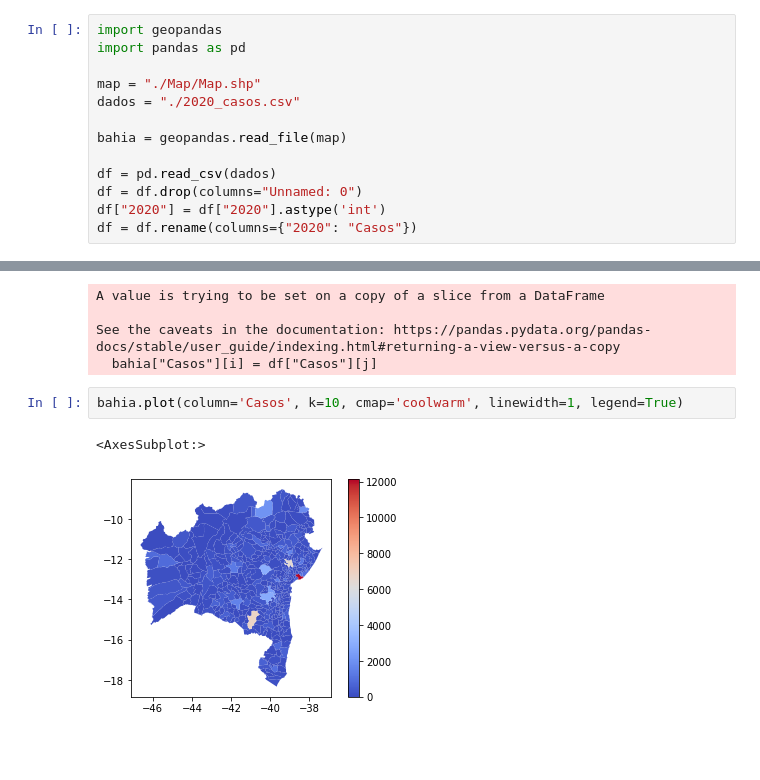
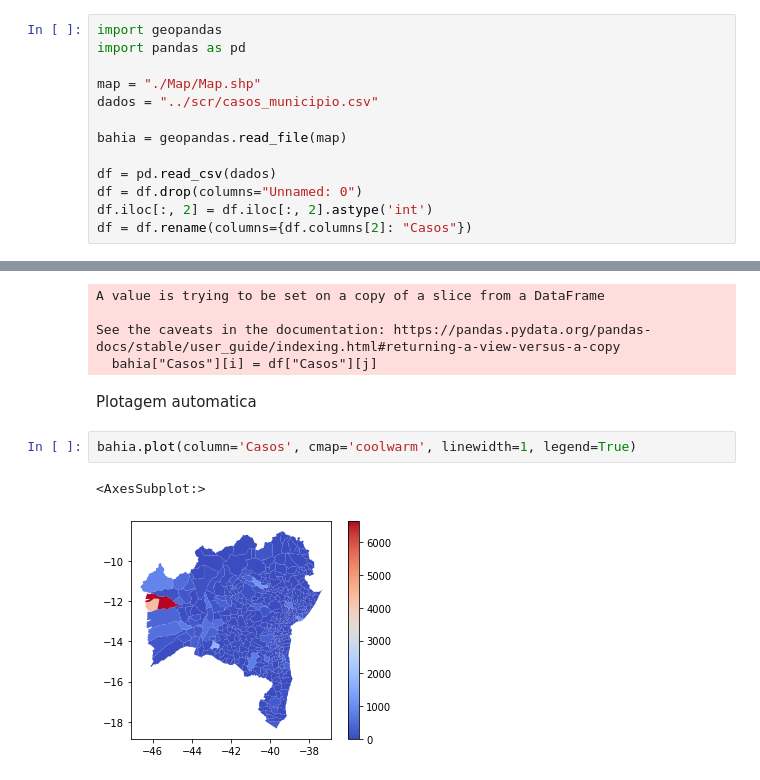
Before and after one commit to MatBrands/Modelagem-ArboBA, a Jupyter notebook: georef/qgis.ipynb, the cells around one changed output, grey strips where cells are left out. Drawn from its saved outputs; the diff is of its cells as text; blank space fills up the shorter version.

```diff
--- a/georef/qgis.ipynb
+++ b/georef/qgis.ipynb
@@ -3,14 +3,14 @@ import geopandas
 import pandas as pd
 
 map = "./Map/Map.shp"
-dados = "./2020_casos.csv"
+dados = "../scr/casos_municipio.csv"
 
 bahia = geopandas.read_file(map)
 
 df = pd.read_csv(dados)
 df = df.drop(columns="Unnamed: 0")
-df["2020"] = df["2020"].astype('int')
-df = df.rename(columns={"2020": "Casos"})
+df.iloc[:, 2] = df.iloc[:, 2].astype('int')
+df = df.rename(columns={df.columns[2]: "Casos"})
 # %%
 bahia["Casos"] = 0
 
@@ -23,8 +23,10 @@ A value is trying to be set on a copy of a slice from a DataFrame
 
 See the caveats in the documentation: https://pandas.pydata.org/pandas-docs/stable/user_guide/indexing.html#returning-a-view-versus-a-copy
   bahia["Casos"][i] = df["Casos"][j]
+# %% [markdown]
+Plotagem automatica
 # %%
-bahia.plot(column='Casos', k=10, cmap='coolwarm', linewidth=1, legend=True)
+bahia.plot(column='Casos', cmap='coolwarm', linewidth=1, legend=True)
 # %% [output]
 <AxesSubplot:>
-[figure, old version]
+[figure, new version]
```
Also changed, not shown: parts of 2 cells of this notebook, 1 other file.
